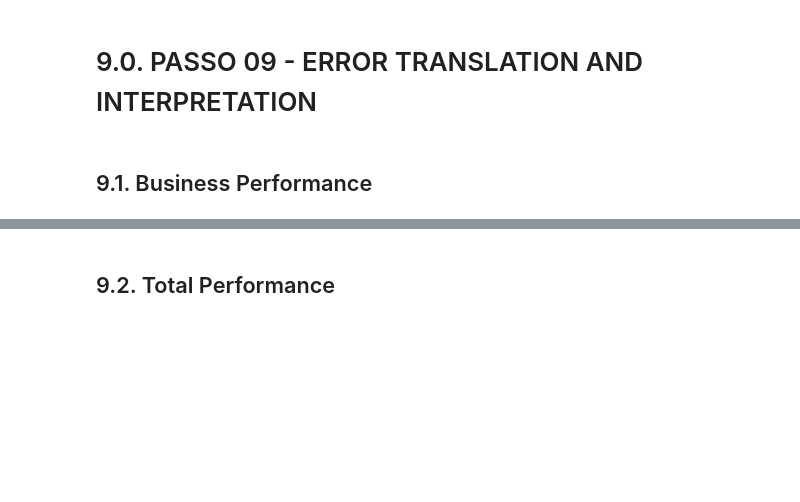
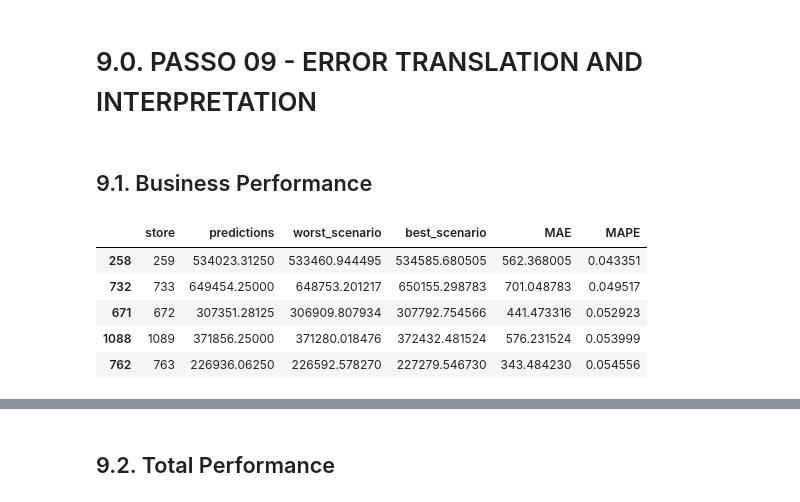
Before and after one commit to marcoscarvalho96/data-science-em-producao, a Jupyter notebook: notebooks/m10_v01_store_sales_prediction.ipynb, the cells around one changed output, grey strips where cells are left out. Saved outputs shown, nothing was run; the diff lists cells and outputs as text; code cells hidden in the pictures; blank space fills up the shorter version.

```diff
--- a/notebooks/m10_v01_store_sales_prediction.ipynb
+++ b/notebooks/m10_v01_store_sales_prediction.ipynb
@@ -1279,4 +1258,14 @@ df92['best_scenario'] = df92['predictions'] + df92['MAE']
 
 # order columns
 df92 = df92[[ 'store', 'predictions', 'worst_scenario', 'best_scenario', 'MAE', 'MAPE']]
+# %%
+# best performance based on MAPE
+df92.sort_values( 'MAPE', ascending=True ).head()
+# %% [output]
+|  | store | predictions | worst_scenario | best_scenario | MAE | MAPE |
+| 258 | 259 | 534023.31250 | 533460.944495 | 534585.680505 | 562.368005 | 0.043351 |
+| 732 | 733 | 649454.25000 | 648753.201217 | 650155.298783 | 701.048783 | 0.049517 |
+| 671 | 672 | 307351.28125 | 306909.807934 | 307792.754566 | 441.473316 | 0.052923 |
+| 1088 | 1089 | 371856.25000 | 371280.018476 | 372432.481524 | 576.231524 | 0.053999 |
+| 762 | 763 | 226936.06250 | 226592.578270 | 227279.546730 | 343.484230 | 0.054556 |
 # %%
```
Also changed, not shown: parts of 19 cells of this notebook, 13 other files.
